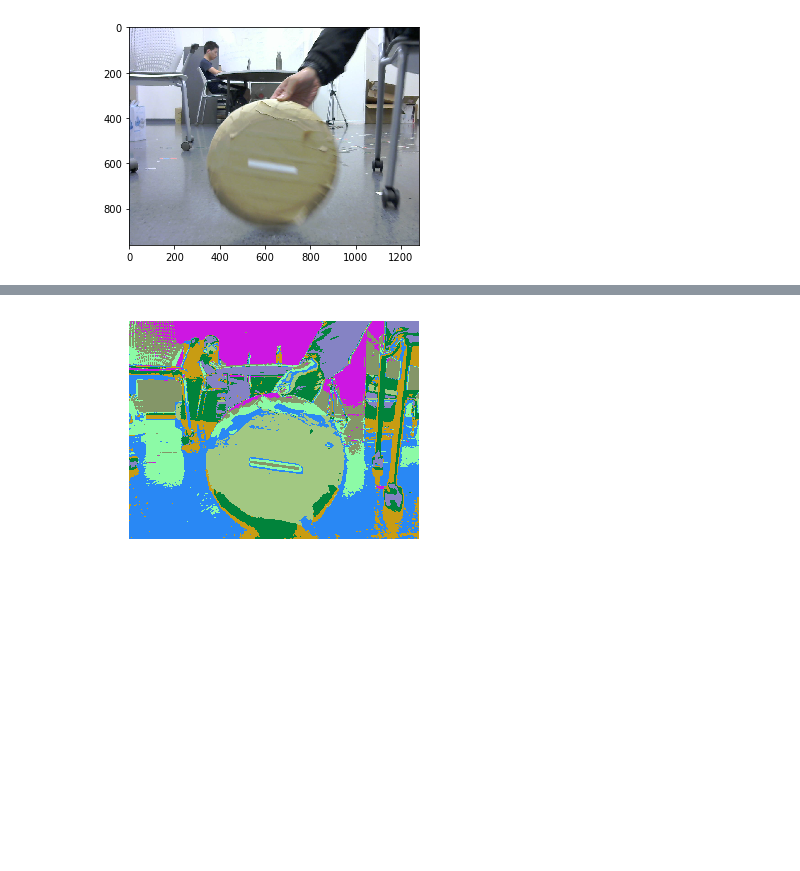
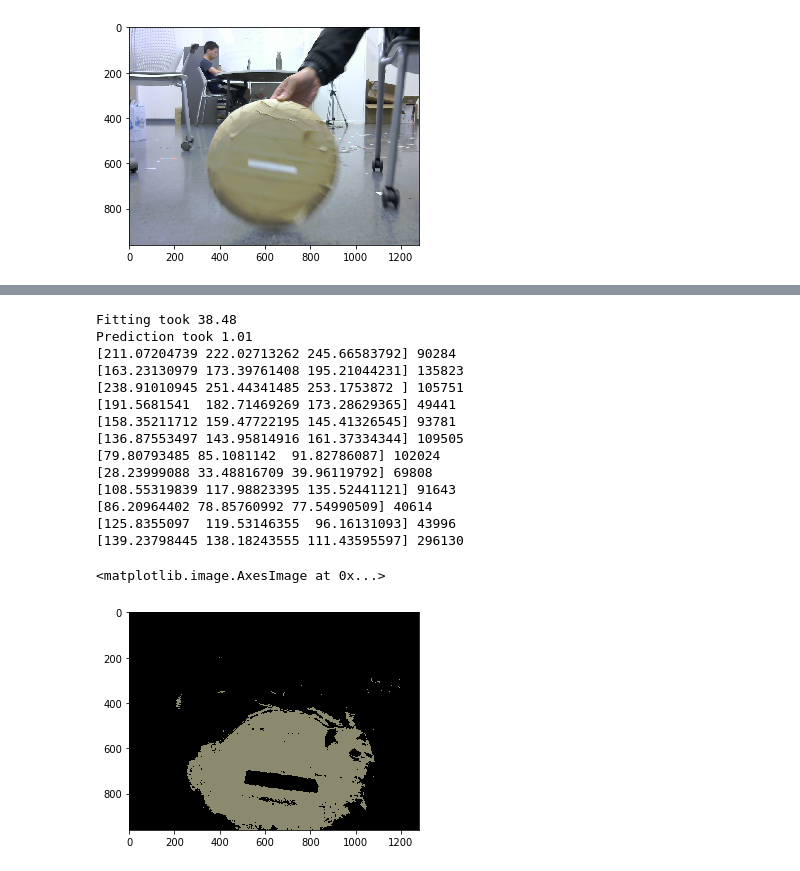
Before and after one commit to mykobob/RFID-Vision-Fusion, a Jupyter notebook: SegmentColor.ipynb, the cells around one changed output, grey strips where cells are left out. Cells and saved outputs as stored; diff of their text form; code cells hidden in the pictures; blank space fills up the shorter version.

```diff
--- a/SegmentColor.ipynb
+++ b/SegmentColor.ipynb
@@ -93,4 +138,24 @@ k_means_segmentation(img, 7)
-# %%
-k_means_segmentation(img, 8)
-# %% [output]
-[figure, removed]
+# %%
+img = cv2.imread("./data/center_away/run_45.png")
+img = cv2.cvtColor(img, cv2.COLOR_BGR2RGB)
+lower_brown = (132, 125, 100)
+upper_brown = (142, 140, 115)
+clustered_img, labels = color_segmentation(img, 12)
+plt.imshow(find_pixels(clustered_img, lower_brown, upper_brown))
+# %% [output]
+Fitting took 38.48
+Prediction took 1.01
+[211.07204739 222.02713262 245.66583792] 90284
+[163.23130979 173.39761408 195.21044231] 135823
+[238.91010945 251.44341485 253.1753872 ] 105751
+[191.5681541  182.71469269 173.28629365] 49441
+[158.35211712 159.47722195 145.41326545] 93781
+[136.87553497 143.95814916 161.37334344] 109505
+[79.80793485 85.1081142  91.82786087] 102024
+[28.23999088 33.48816709 39.96119792] 69808
+[108.55319839 117.98823395 135.52441121] 91643
+[86.20964402 78.85760992 77.54990509] 40614
+[125.8355097  119.53146355  96.16131093] 43996
+[139.23798445 138.18243555 111.43595597] 296130
+<matplotlib.image.AxesImage at 0x...>
+[figure, added]
```
Also changed, not shown: parts of 9 cells of this notebook.
